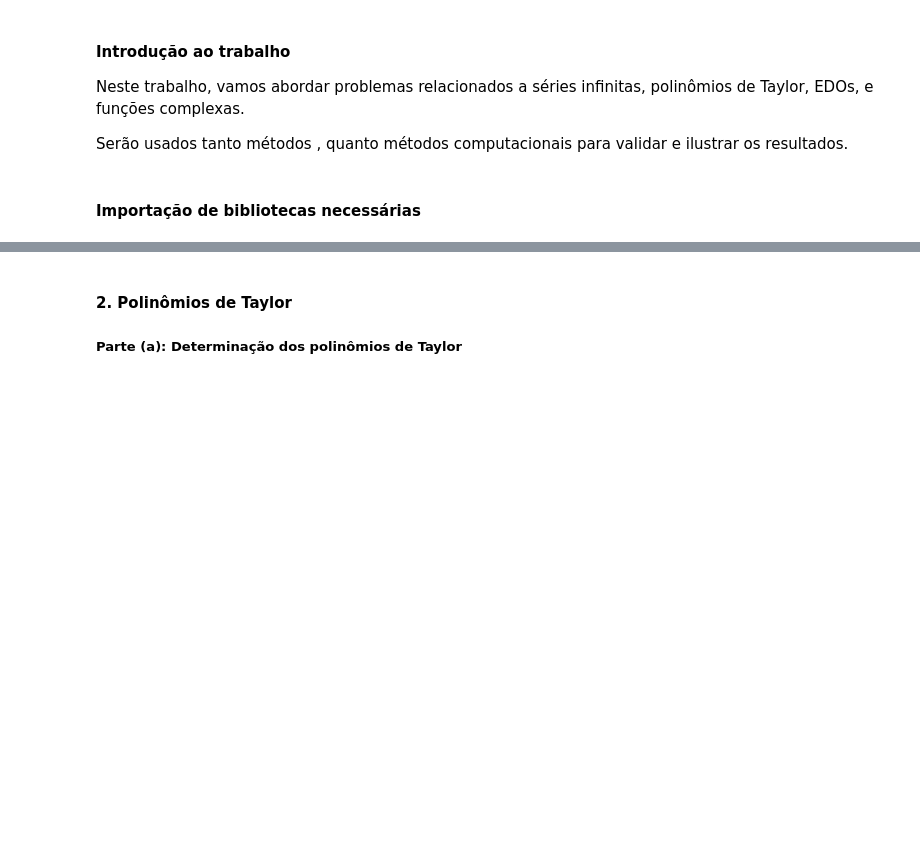
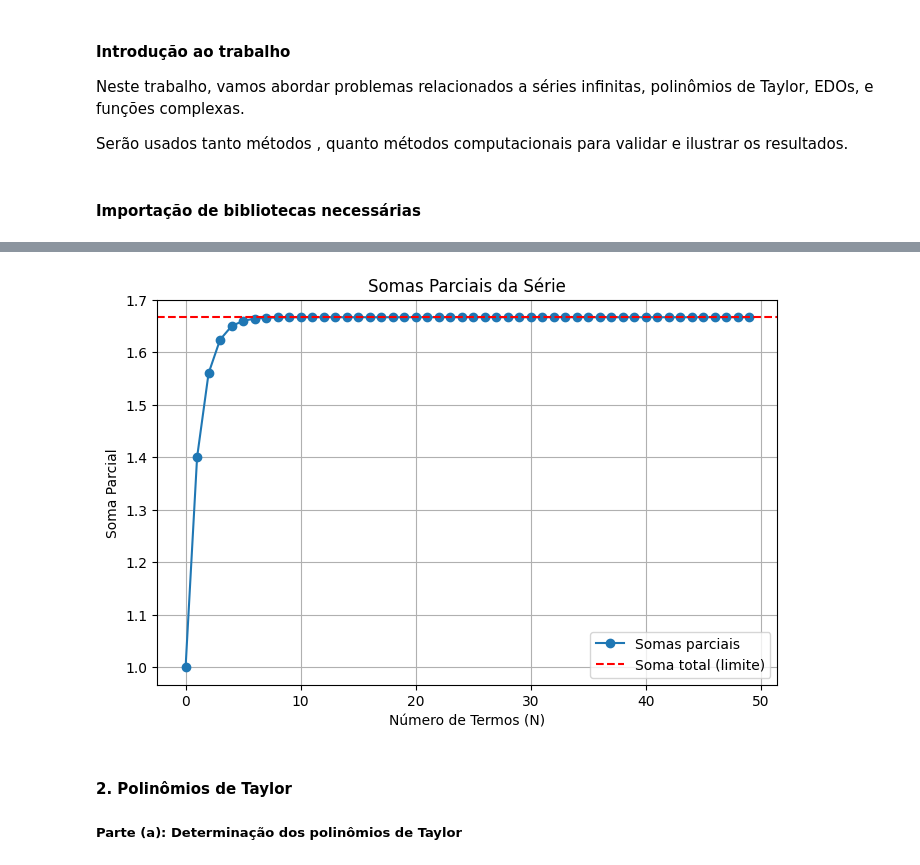
Before and after one commit to NataliaCarvalhinha/M-todosMatem-ticos, a Jupyter notebook: Trabalho Final.ipynb, the cells around one changed output, grey strips where cells are left out. Drawn from its saved outputs; the diff is of its cells as text; code cells hidden in the pictures; blank space fills up the shorter version.

```diff
--- a/Trabalho Final.ipynb
+++ b/Trabalho Final.ipynb
@@ -24,0 +76,9 @@ from sympy.abc import z
+# %%
+num_terms = 100
+
+n = np.arange(0, num_terms, dtype=float)
+serie_values = (-1)**n * 4 / (2**n)
+
+soma_parcial = np.sum(serie_values)
+
+soma_parcial
@@ -25,3 +143,23 @@ from sympy.abc import z
+# %%
+import matplotlib.pyplot as plt
+
+r = 0.4
+
+num_terms = 50
+
+somas_parciais = [(1 - r**(n + 1)) / (1 - r) for n in range(num_terms)]
+
+plt.figure(figsize=(8, 5))
+plt.plot(range(num_terms), somas_parciais, marker='o', linestyle='-', label='Somas parciais')
+plt.axhline(y=(1 / (1 - r)), color='r', linestyle='--', label='Soma total (limite)')
+plt.title('Somas Parciais da Série')
+plt.xlabel('Número de Termos (N)')
+plt.ylabel('Soma Parcial')
+plt.legend()
+plt.grid()
+plt.show()
+# %% [output]
+[figure, added]
 # %% [markdown]
 #### 2. Polinômios de Taylor
 
```
Also changed, not shown: parts of 5 cells of this notebook.
